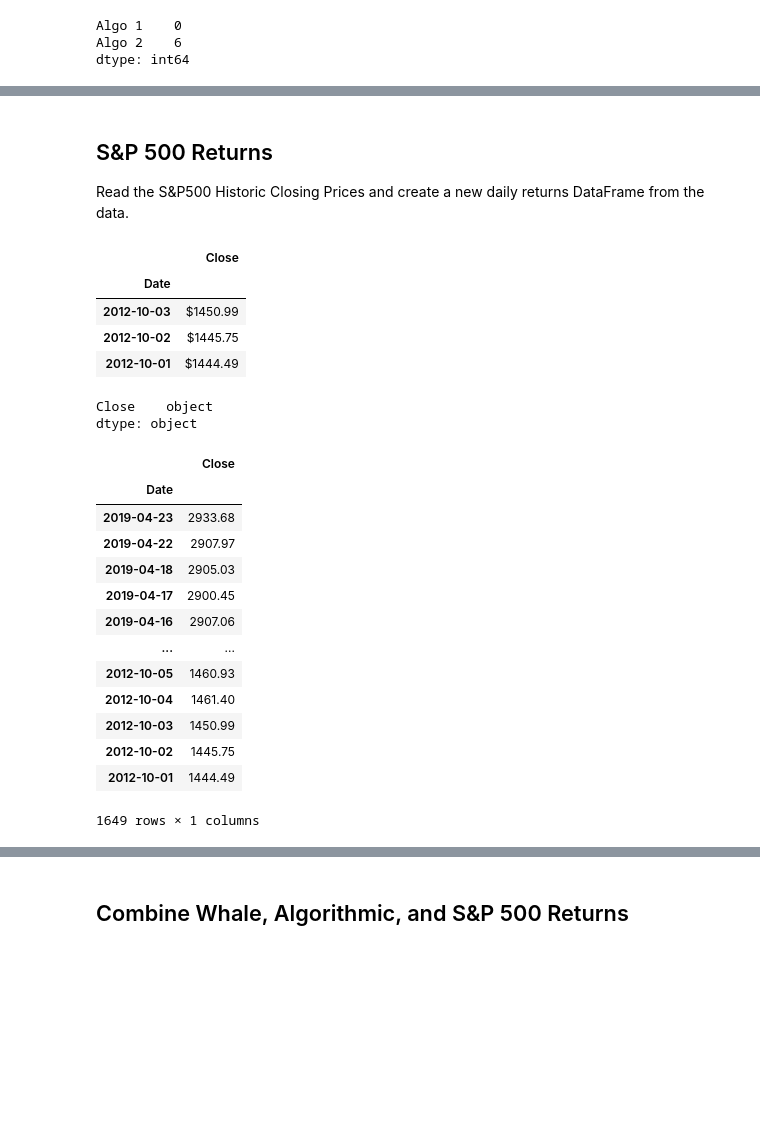
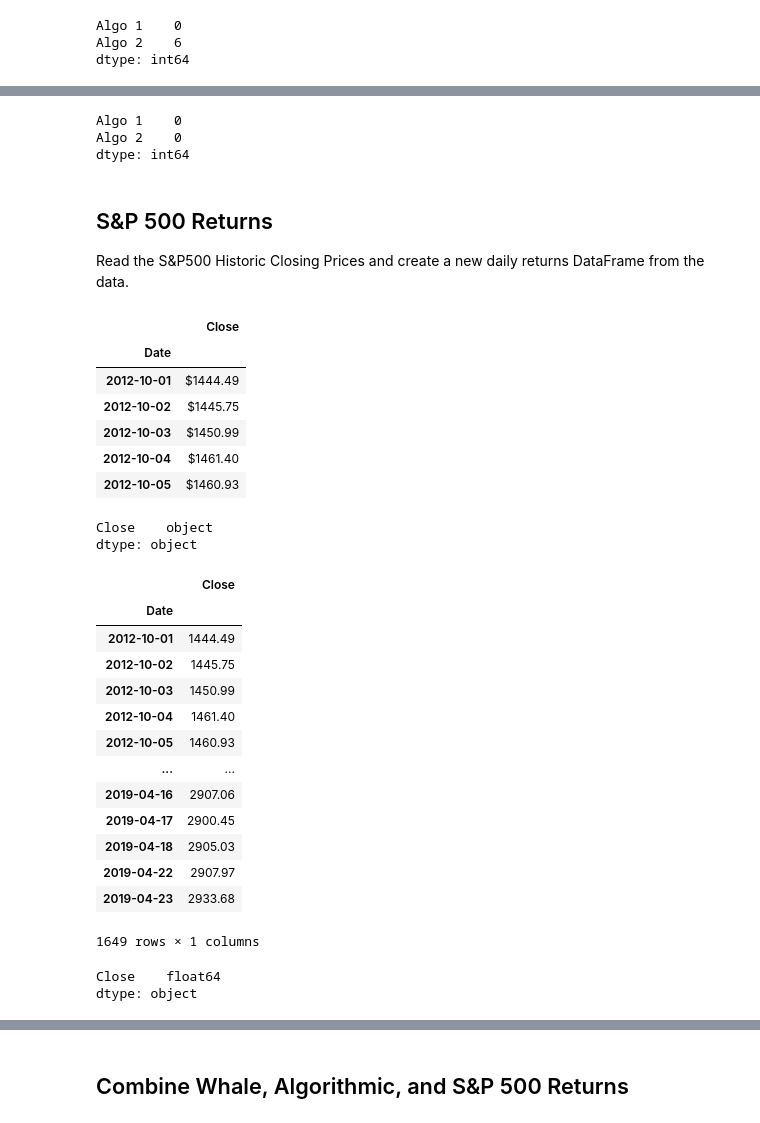
Before and after one commit to Fareed991/homework_4, a Jupyter notebook: whale_analysis.ipynb, the cells around one changed output, grey strips where cells are left out. Drawn from its saved outputs; the diff is of its cells as text; code cells hidden in the pictures; blank space fills up the shorter version.

```diff
--- a/whale_analysis.ipynb
+++ b/whale_analysis.ipynb
@@ -89,3 +93,9 @@ dtype: int64
+# %%
+daily_return_algo.isnull().sum()
+# %% [output]
+Algo 1    0
+Algo 2    0
+dtype: int64
 # %% [markdown]
 ## S&P 500 Returns
 
@@ -94,13 +104,16 @@ Read the S&P500 Historic Closing Prices and create a new daily returns DataFrame
 # Reading S&P 500 Closing Prices
 sp500_history_csv = Path("Resources/sp500_history.csv")
 sp500_history = pd.read_csv(sp500_history_csv, index_col = "Date", infer_datetime_format=True, parse_dates = True)
-sp500_history.tail(3)
+sp500_history.sort_index(inplace = True)
+sp500_history.head()
 # %% [output]
 |  | Close |
 | Date |  |
+| 2012-10-01 | $1444.49 |
+| 2012-10-02 | $1445.75 |
 | 2012-10-03 | $1450.99 |
-| 2012-10-02 | $1445.75 |
-| 2012-10-01 | $1444.49 |
+| 2012-10-04 | $1461.40 |
+| 2012-10-05 | $1460.93 |
 # %%
 # Check Data Types
 sp500_history.dtypes
@@ -110,23 +123,29 @@ dtype: object
 # %%
 # Fix Data Types
 
-sp500_history["Close"] = sp500_history["Close"].str.replace('$', '').astype('float')
+sp500_history["Close"] = sp500_history["Close"].str.replace('$','').astype('float')
+sp500_history.sort_index(inplace = True)
 sp500_history
 # %% [output]
 |  | Close |
 | Date |  |
+| 2012-10-01 | 1444.49 |
+| 2012-10-02 | 1445.75 |
+| 2012-10-03 | 1450.99 |
+| 2012-10-04 | 1461.40 |
+| 2012-10-05 | 1460.93 |
+| ... | ... |
+| 2019-04-16 | 2907.06 |
+| 2019-04-17 | 2900.45 |
+| 2019-04-18 | 2905.03 |
+| 2019-04-22 | 2907.97 |
 | 2019-04-23 | 2933.68 |
-| 2019-04-22 | 2907.97 |
-| 2019-04-18 | 2905.03 |
-| 2019-04-17 | 2900.45 |
-| 2019-04-16 | 2907.06 |
-| ... | ... |
-| 2012-10-05 | 1460.93 |
-| 2012-10-04 | 1461.40 |
-| 2012-10-03 | 1450.99 |
-| 2012-10-02 | 1445.75 |
-| 2012-10-01 | 1444.49 |
 1649 rows × 1 columns
+# %%
+sp500_history.dtypes
+# %% [output]
+Close    float64
+dtype: object
 # %%
 # Calculate Daily Returns
 sp500_daily_returns = sp500_history.pct_change()
```
Also changed, not shown: parts of 38 cells of this notebook, 8 other files.
